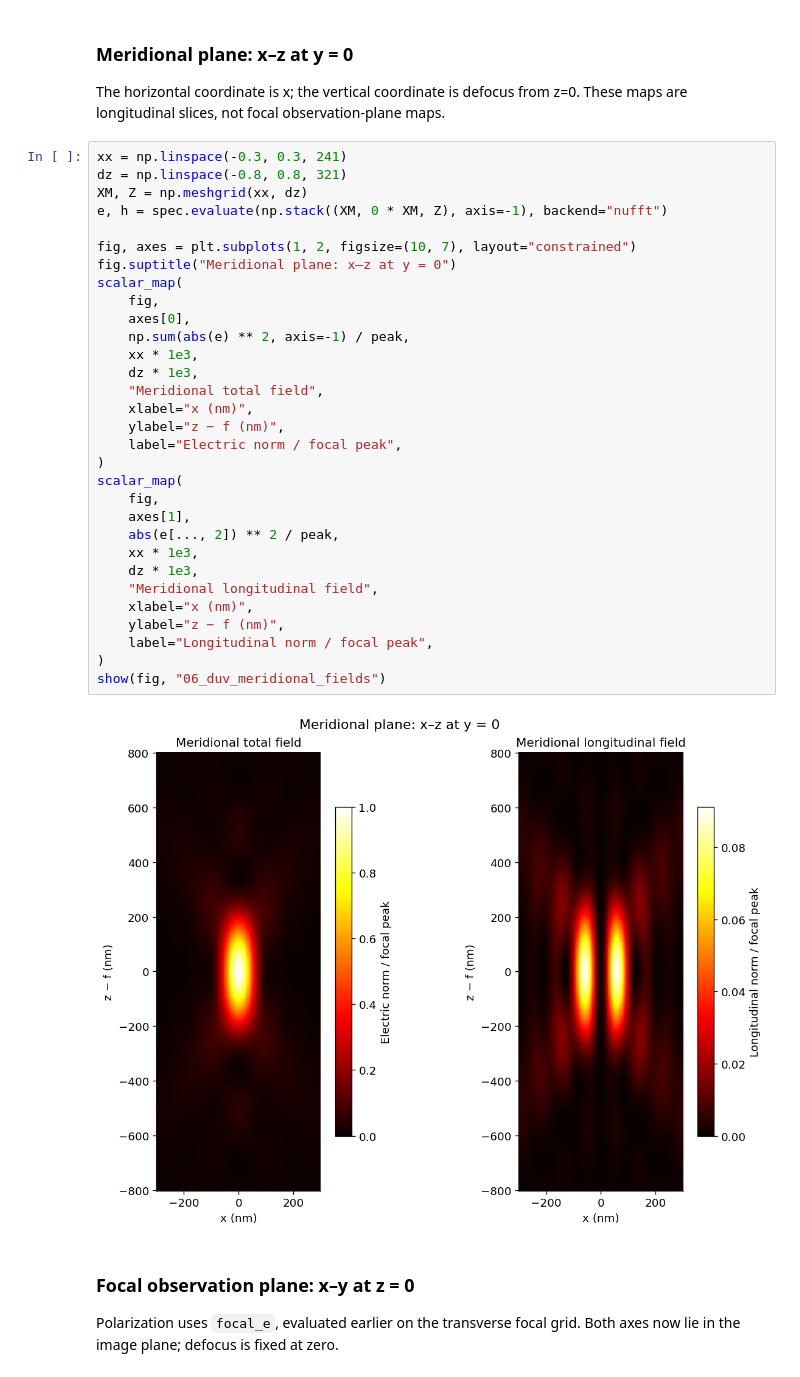
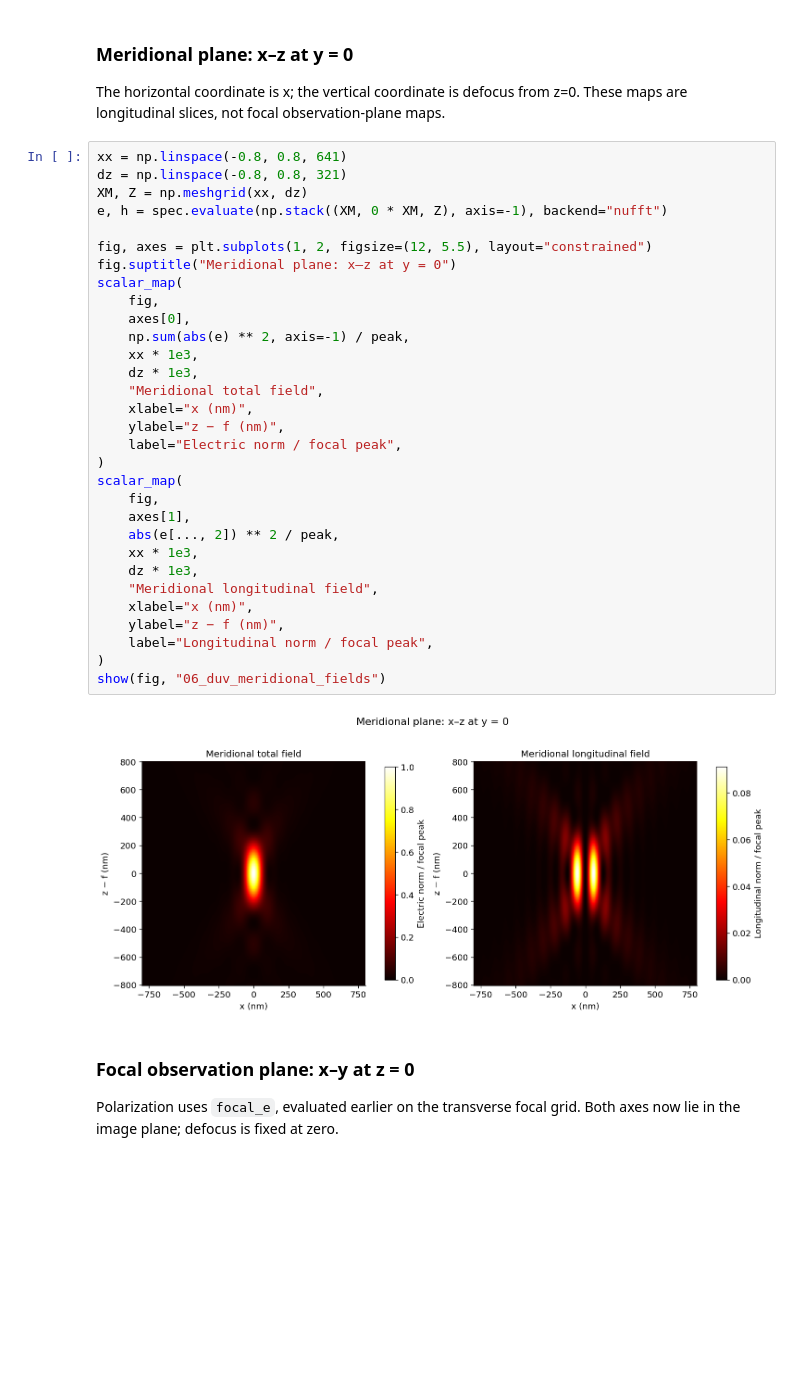
Before and after one commit to blancusjh/vecdiff, a Jupyter notebook: docs/notebooks/06_duv_projection_reference.ipynb, the cells around one changed output. Saved outputs shown, nothing was run; the diff lists cells and outputs as text; blank space fills up the shorter version.

```diff
--- a/docs/notebooks/06_duv_projection_reference.ipynb
+++ b/docs/notebooks/06_duv_projection_reference.ipynb
@@ -221,39 +221,39 @@ A polarization ellipse describes only the transverse pair $(E_x,E_y)$.
 
 The horizontal coordinate is x; the vertical coordinate is defocus from z=0.
 These maps are longitudinal slices, not focal observation-plane maps.
-# %%
-xx = np.linspace(-0.3, 0.3, 241)
-dz = np.linspace(-0.8, 0.8, 321)
-XM, Z = np.meshgrid(xx, dz)
-e, h = spec.evaluate(np.stack((XM, 0 * XM, Z), axis=-1), backend="nufft")
-
-fig, axes = plt.subplots(1, 2, figsize=(10, 7), layout="constrained")
-fig.suptitle("Meridional plane: x–z at y = 0")
-scalar_map(
-    fig,
-    axes[0],
-    np.sum(abs(e) ** 2, axis=-1) / peak,
-    xx * 1e3,
-    dz * 1e3,
-    "Meridional total field",
-    xlabel="x (nm)",
-    ylabel="z − f (nm)",
-    label="Electric norm / focal peak",
-)
-scalar_map(
-    fig,
-    axes[1],
-    abs(e[..., 2]) ** 2 / peak,
-    xx * 1e3,
-    dz * 1e3,
-    "Meridional longitudinal field",
-    xlabel="x (nm)",
-    ylabel="z − f (nm)",
-    label="Longitudinal norm / focal peak",
-)
-show(fig, "06_duv_meridional_fields")
-# %% [output]
-[figure, removed]
+# %%
+xx = np.linspace(-0.8, 0.8, 641)
+dz = np.linspace(-0.8, 0.8, 321)
+XM, Z = np.meshgrid(xx, dz)
+e, h = spec.evaluate(np.stack((XM, 0 * XM, Z), axis=-1), backend="nufft")
+
+fig, axes = plt.subplots(1, 2, figsize=(12, 5.5), layout="constrained")
+fig.suptitle("Meridional plane: x–z at y = 0")
+scalar_map(
+    fig,
+    axes[0],
+    np.sum(abs(e) ** 2, axis=-1) / peak,
+    xx * 1e3,
+    dz * 1e3,
+    "Meridional total field",
+    xlabel="x (nm)",
+    ylabel="z − f (nm)",
+    label="Electric norm / focal peak",
+)
+scalar_map(
+    fig,
+    axes[1],
+    abs(e[..., 2]) ** 2 / peak,
+    xx * 1e3,
+    dz * 1e3,
+    "Meridional longitudinal field",
+    xlabel="x (nm)",
+    ylabel="z − f (nm)",
+    label="Longitudinal norm / focal peak",
+)
+show(fig, "06_duv_meridional_fields")
+# %% [output]
+[figure, added]
 # %% [markdown]
 ### Focal observation plane: x–y at z = 0
 
```
Also changed, not shown: 11 other files.
